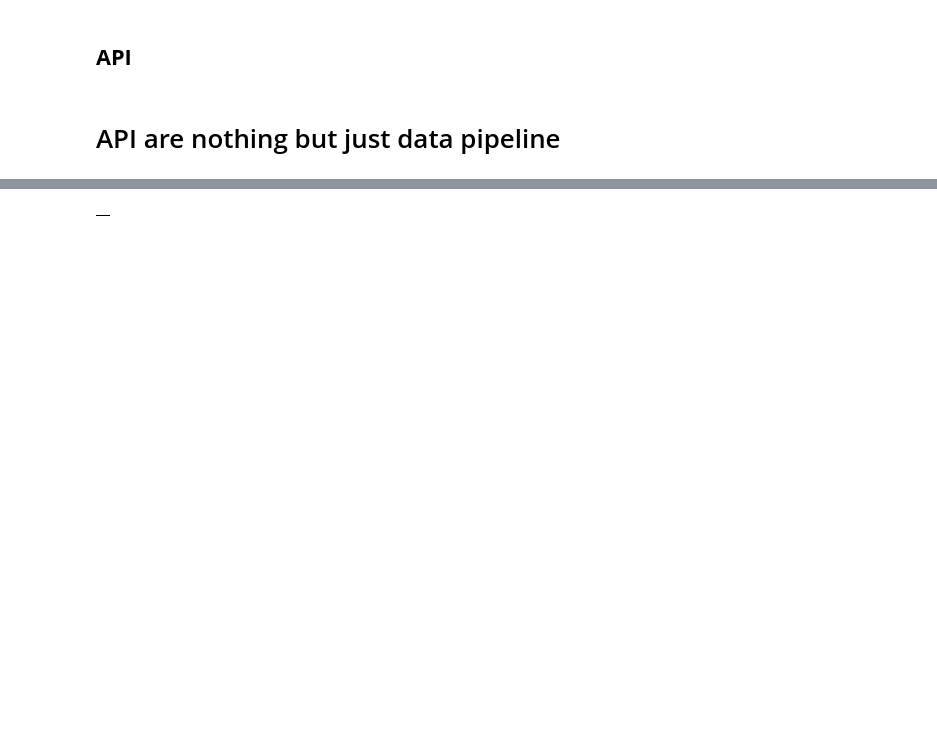
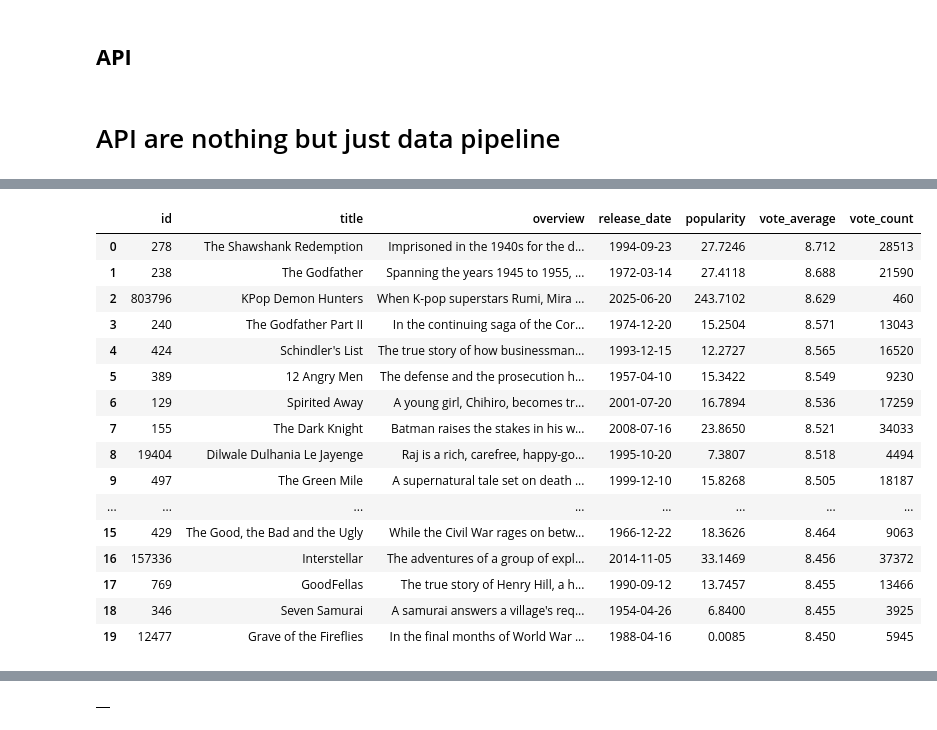
Before and after one commit to Aakriti-Dhungel/60DaysOfLearningWithLeapfrog, a Jupyter notebook: 100-days-of-ml/17_api_to_dataframe/working_with_api.ipynb, the cells around one changed output, grey strips where cells are left out. Cells and saved outputs as stored; diff of their text form; code cells hidden in the pictures; blank space fills up the shorter version.

```diff
--- a/100-days-of-ml/17_api_to_dataframe/working_with_api.ipynb
+++ b/100-days-of-ml/17_api_to_dataframe/working_with_api.ipynb
@@ -29,4 +29,23 @@ response.json()
  'total_results': 10225}
 # %%
 temp_df = pd.DataFrame(response.json()['results'])[['id','title','overview','release_date','popularity','vote_average','vote_count']]
+temp_df
+# %% [output]
+|  | id | title | overview | release_date | popularity | vote_average | vote_count |
+| 0 | 278 | The Shawshank Redemption | Imprisoned in the 1940s for the d... | 1994-09-23 | 27.7246 | 8.712 | 28513 |
+| 1 | 238 | The Godfather | Spanning the years 1945 to 1955, ... | 1972-03-14 | 27.4118 | 8.688 | 21590 |
+| 2 | 803796 | KPop Demon Hunters | When K-pop superstars Rumi, Mira ... | 2025-06-20 | 243.7102 | 8.629 | 460 |
+| 3 | 240 | The Godfather Part II | In the continuing saga of the Cor... | 1974-12-20 | 15.2504 | 8.571 | 13043 |
+| 4 | 424 | Schindler's List | The true story of how businessman... | 1993-12-15 | 12.2727 | 8.565 | 16520 |
+| 5 | 389 | 12 Angry Men | The defense and the prosecution h... | 1957-04-10 | 15.3422 | 8.549 | 9230 |
+| 6 | 129 | Spirited Away | A young girl, Chihiro, becomes tr... | 2001-07-20 | 16.7894 | 8.536 | 17259 |
+| 7 | 155 | The Dark Knight | Batman raises the stakes in his w... | 2008-07-16 | 23.8650 | 8.521 | 34033 |
+| 8 | 19404 | Dilwale Dulhania Le Jayenge | Raj is a rich, carefree, happy-go... | 1995-10-20 | 7.3807 | 8.518 | 4494 |
+| 9 | 497 | The Green Mile | A supernatural tale set on death ... | 1999-12-10 | 15.8268 | 8.505 | 18187 |
+| ... | ... | ... | ... | ... | ... | ... | ... |
+| 15 | 429 | The Good, the Bad and the Ugly | While the Civil War rages on betw... | 1966-12-22 | 18.3626 | 8.464 | 9063 |
+| 16 | 157336 | Interstellar | The adventures of a group of expl... | 2014-11-05 | 33.1469 | 8.456 | 37372 |
+| 17 | 769 | GoodFellas | The true story of Henry Hill, a h... | 1990-09-12 | 13.7457 | 8.455 | 13466 |
+| 18 | 346 | Seven Samurai | A samurai answers a village's req... | 1954-04-26 | 6.8400 | 8.455 | 3925 |
+| 19 | 12477 | Grave of the Fireflies | In the final months of World War ... | 1988-04-16 | 0.0085 | 8.450 | 5945 |
 # %%
```
Also changed, not shown: parts of 6 cells of this notebook, 1 other file.
